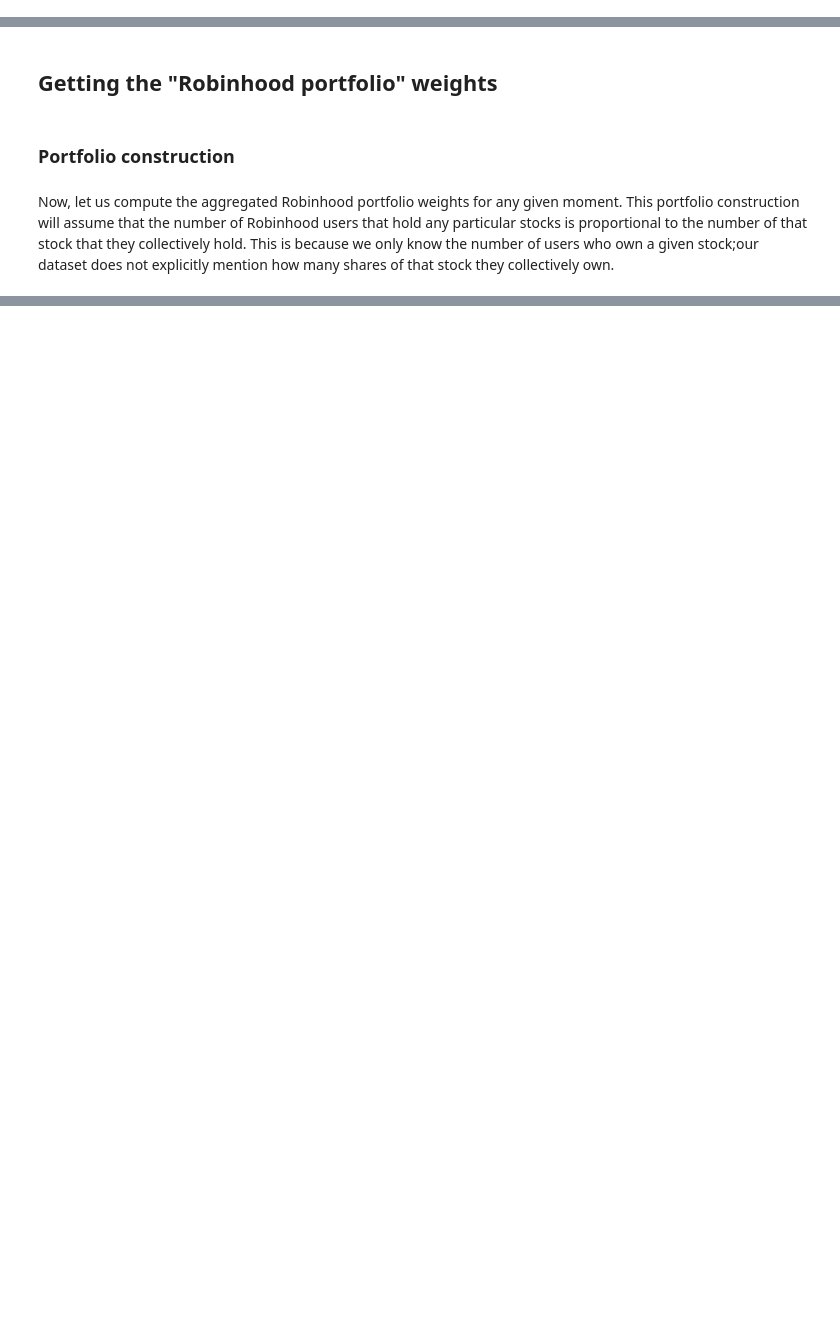
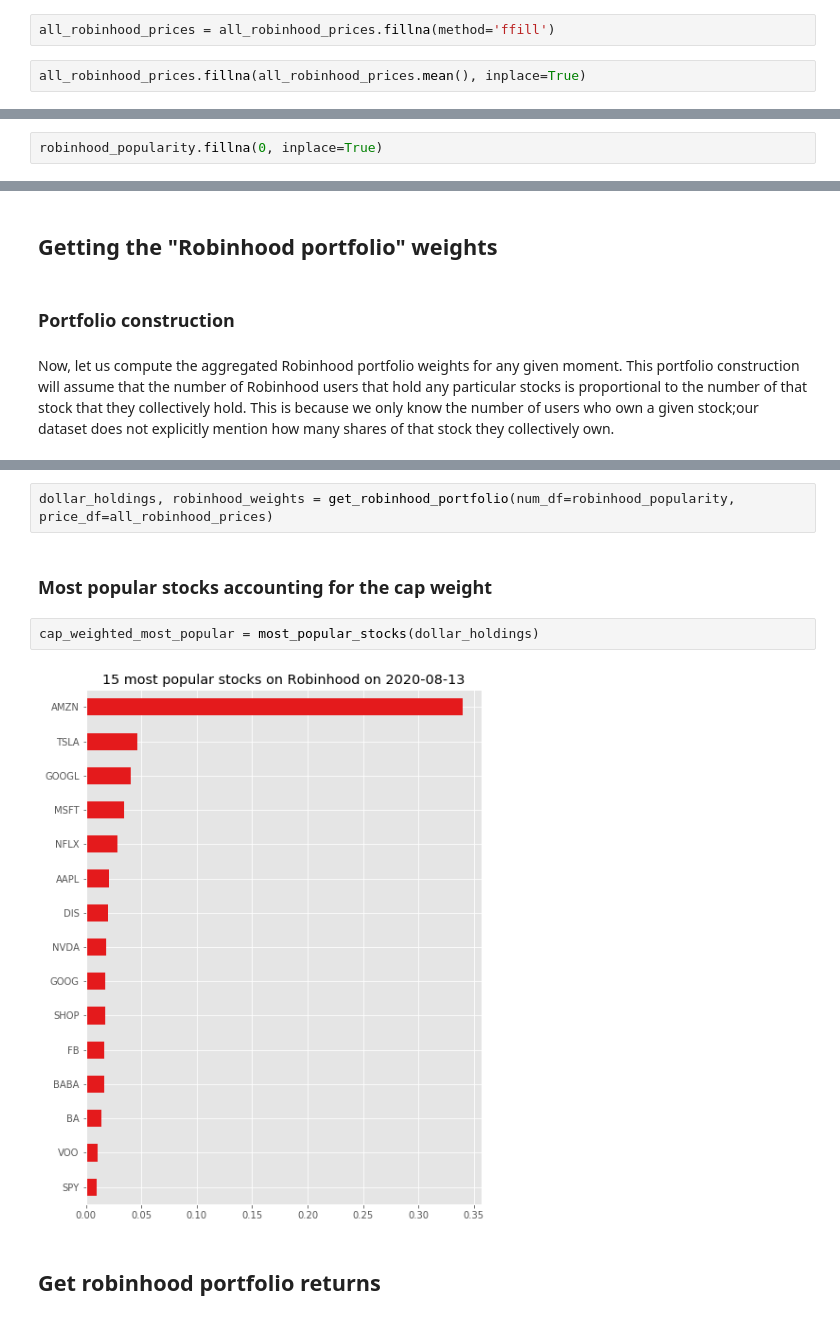
Before and after one commit to GabCaz/robinhoodMarket, a Jupyter notebook: Study of Robinhood Market Impact for Risk Management.ipynb, the cells around one changed output, grey strips where cells are left out. Cells and saved outputs as stored; diff of their text form; blank space fills up the shorter version.

Commit message:
Compute Robinhood portfolio weights

```diff
--- a/Study of Robinhood Market Impact for Risk Management.ipynb
+++ b/Study of Robinhood Market Impact for Risk Management.ipynb
@@ -205,0 +199,4 @@ We have data for 99.70510858692002 % of the shares.
+# %%
+all_robinhood_prices = all_robinhood_prices.fillna(method='ffill')
+# %%
+all_robinhood_prices.fillna(all_robinhood_prices.mean(), inplace=True)
@@ -205,0 +205,2 @@ We have data for 99.70510858692002 % of the shares.
+# %%
+robinhood_popularity.fillna(0, inplace=True)
@@ -294,0 +287,10 @@ robinhood_popularity
+# %%
+dollar_holdings, robinhood_weights = get_robinhood_portfolio(num_df=robinhood_popularity, price_df=all_robinhood_prices)
+# %% [markdown]
+### Most popular stocks accounting for the cap weight
+# %%
+cap_weighted_most_popular = most_popular_stocks(dollar_holdings)
+# %% [output]
+[figure, added]
+# %% [markdown]
+## Get robinhood portfolio returns
```
Also changed, not shown: parts of 24 cells of this notebook, 3 other files.
